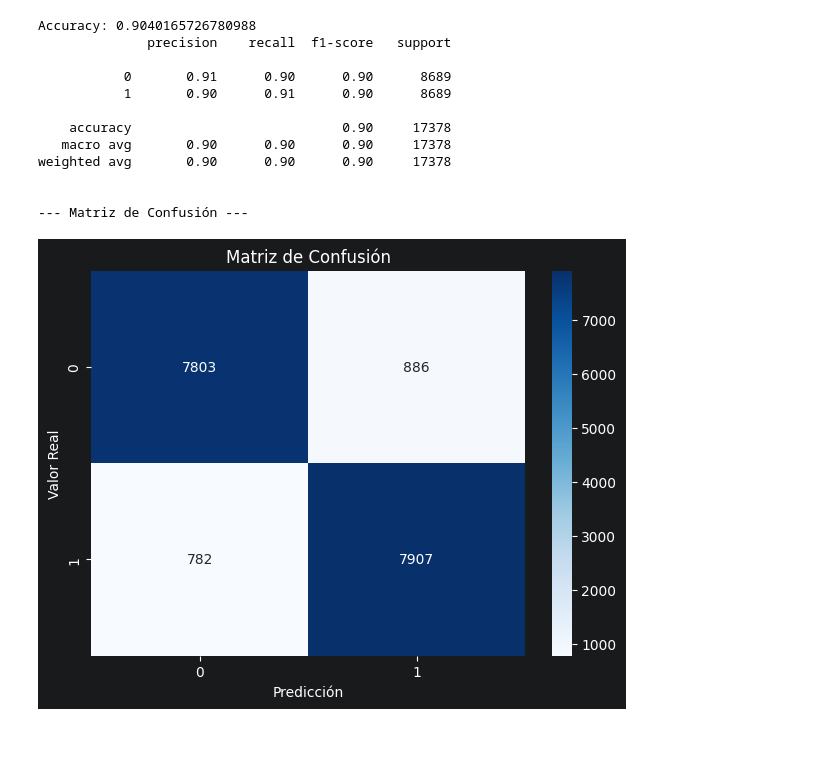
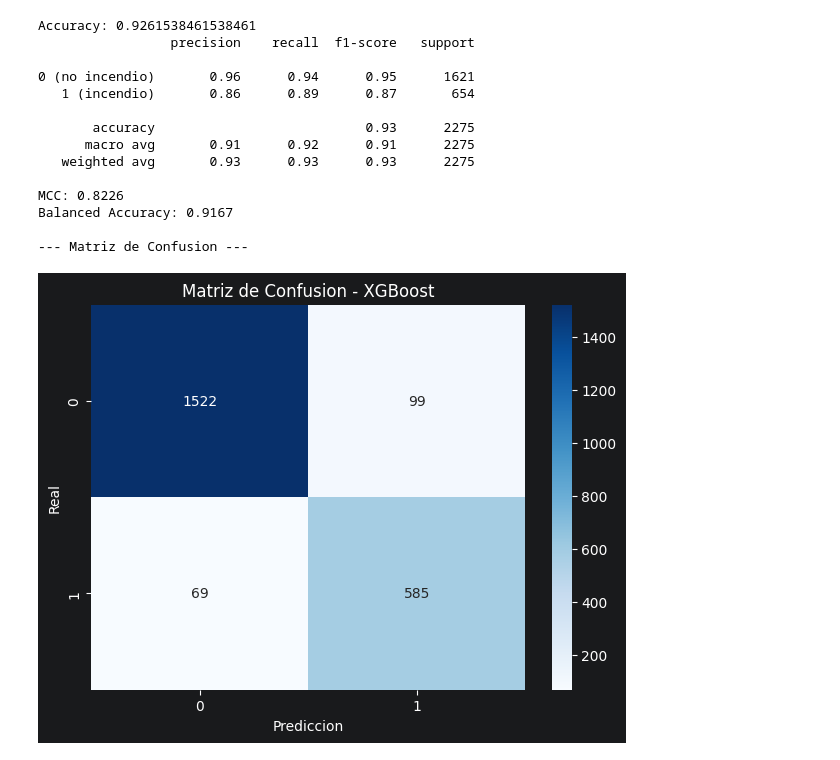
Before and after one commit to antoniozamora2002/Modelo-Machine-Learning-Para-Detectar-Incendios, a Jupyter notebook: XGBoost-Model.ipynb, the cells around one changed output. Saved outputs shown, nothing was run; the diff lists cells and outputs as text; code cells hidden in the pictures.

```diff
--- a/XGBoost-Model.ipynb
+++ b/XGBoost-Model.ipynb
@@ -48,5 +101,6 @@ full_df.head()
 # %%
-features = ['latitude', 'longitude', 'month', 'day', 'day_of_year', 'year', 'Temp_max', 'NDVI', 'Distance_to_equator', 'Is_dry_season']
+features = ['latitude', 'longitude', 'month', 'day', 'day_of_year', 'year',
+            'Temp_max', 'NDVI', 'Distance_to_equator', 'Is_dry_season']
 X = full_df[features]
 y = full_df['incendio']
 
@@ -59 +113,8 @@ incendio
 Name: count, dtype: int64
+# %%
+# Split 85% entrenamiento / 15% prueba con StratifiedShuffleSplit (como en el articulo, Sec. 3.5)
+sss = StratifiedShuffleSplit(n_splits=1, test_size=0.15, random_state=42)
+train_idx, test_idx = next(sss.split(X, y))
+X_train, X_test = X.iloc[train_idx].copy(), X.iloc[test_idx].copy()
+y_train, y_test = y.iloc[train_idx].copy(), y.iloc[test_idx].copy()
+print(f"Train: {X_train.shape}  Test: {X_test.shape}")
@@ -60,5 +123,7 @@ Name: count, dtype: int64
 # %%
-# Calcular scale_pos_weight para desbalance
-scale_pos_weight = sum(y == 0) / sum(y == 1) if sum(y == 1) > 0 else 1
-print(f"Scale pos weight: {scale_pos_weight}")
+import xgboost as xgb
+
+# scale_pos_weight dinamico para manejar el desbalance de clases (ya no es 50/50)
+scale_pos_weight = (y_train == 0).sum() / (y_train == 1).sum()
+print(f"Scale pos weight: {scale_pos_weight:.4f}")
 # %% [output]
@@ -66,3 +131 @@ Scale pos weight: 1.0
-# %%
-X_train, X_test, y_train, y_test = train_test_split(X, y, test_size=0.2, random_state=42, stratify=y)
 # %%
@@ -84,57 +152,49 @@ y_pred = model.predict(X_test)
 # %%
-# Métricas
+# Metricas (incluye MCC y Balanced Accuracy, mencionadas en el articulo Sec. 3.5.1)
 print("Accuracy:", accuracy_score(y_test, y_pred))
-print(classification_report(y_test, y_pred))
+print(classification_report(y_test, y_pred, target_names=['0 (no incendio)', '1 (incendio)']))
 
-# Matriz de confusión
-print("\n--- Matriz de Confusión ---")
+mcc = matthews_corrcoef(y_test, y_pred)
+bal_acc = balanced_accuracy_score(y_test, y_pred)
+print(f"MCC: {mcc:.4f}")
+print(f"Balanced Accuracy: {bal_acc:.4f}")
+
+# Matriz de confusion
+print("\n--- Matriz de Confusion ---")
 cm = confusion_matrix(y_test, y_pred)
 plt.figure(figsize=(7, 5))
 sns.heatmap(cm, annot=True, fmt='d', cmap='Blues')
-plt.xlabel('Predicción')
-plt.ylabel('Valor Real')
-plt.title('Matriz de Confusión')
+plt.xlabel('Prediccion')
+plt.ylabel('Real')
+plt.title('Matriz de Confusion - XGBoost')
 plt.show()
 
-# Curva ROC y Puntaje AUC
-# 1. Obtener las probabilidades de predicción para la clase positiva (incendio=1)
-# Usamos .predict_proba() que devuelve [prob_clase_0, prob_clase_1]
-y_pred_proba = model.predict_proba(X_test)[:, 1]
-
-# 2. Calcular el puntaje AUC (Area Under the Curve)
+# Curva ROC y AUC
 auc = roc_auc_score(y_test, y_pred_proba)
 print(f'\nAUC Score: {auc:.4f}')
-
-# 3. Calcular FPR (Tasa de Falsos Positivos) y TPR (Tasa de Verdaderos Positivos)
 fpr, tpr, thresholds = roc_curve(y_test, y_pred_proba)
-
-# 4. Graficar la curva ROC
-print("--- Curva ROC ---")
 plt.figure(figsize=(8, 6))
 plt.plot(fpr, tpr, label=f'Curva ROC (AUC = {auc:.4f})', color='blue')
-plt.plot([0, 1], [0, 1], 'k--') # Línea de referencia (azar)
+plt.plot([0, 1], [0, 1], 'k--')
 plt.xlabel('Tasa de Falsos Positivos (FPR)')
 plt.ylabel('Tasa de Verdaderos Positivos (TPR)')
-plt.title('Curva ROC (Receiver Operating Characteristic)')
+plt.title('Curva ROC - XGBoost')
 plt.legend(loc='lower right')
 plt.grid(True)
 plt.show()
-
-# Feature importance
-print("\n--- Importancia de Features ---")
-xgb.plot_importance(model)
-plt.show()
 # %% [output]
-Accuracy: 0.9040165726780988
-              precision    recall  f1-score   support
+Accuracy: 0.9261538461538461
+                 precision    recall  f1-score   support
 
-           0       0.91      0.90      0.90      8689
-           1       0.90      0.91      0.90      8689
+0 (no incendio)       0.96      0.94      0.95      1621
+   1 (incendio)       0.86      0.89      0.87       654
 
-    accuracy                           0.90     17378
-   macro avg       0.90      0.90      0.90     17378
-weighted avg       0.90      0.90      0.90     17378
+       accuracy                           0.93      2275
+      macro avg       0.91      0.92      0.91      2275
+   weighted avg       0.93      0.93      0.93      2275
 
+MCC: 0.8226
+Balanced Accuracy: 0.9167
 
---- Matriz de Confusión ---
+--- Matriz de Confusion ---
-[figure, old version]
+[figure, new version]
```
Also changed, not shown: parts of 15 cells of this notebook, 3 other files.
